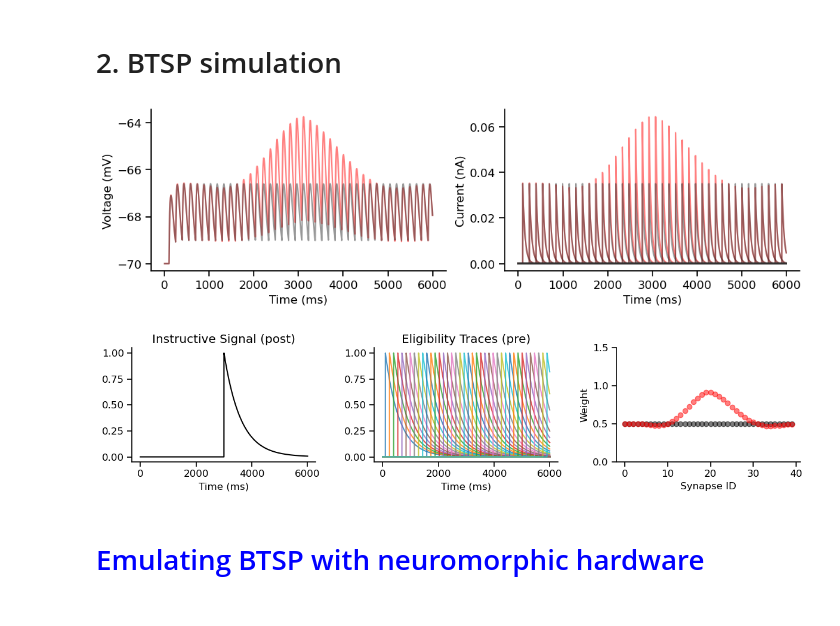
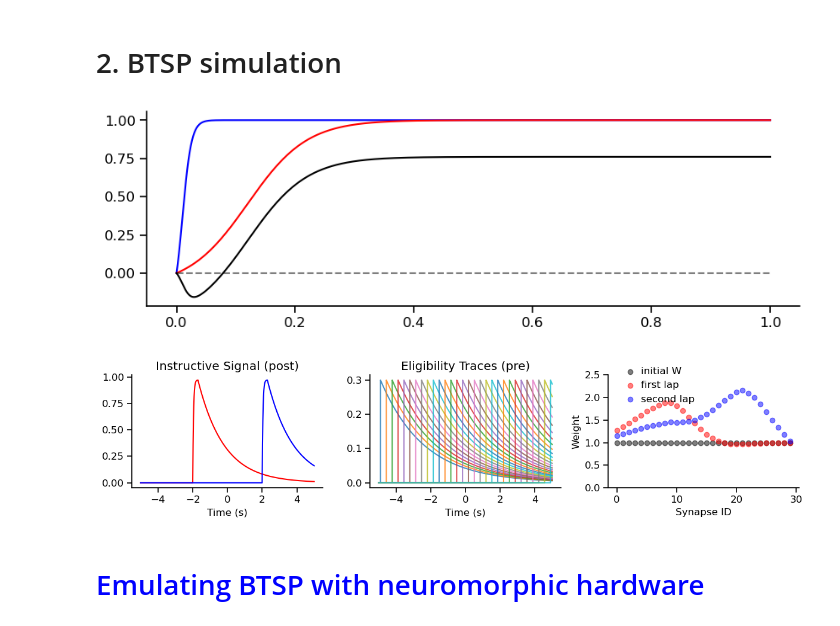
Before and after one commit to argalloni/Neuromorphic_simulations, a Jupyter notebook: Neuromorphic_BTSP.ipynb, the cells around one changed output. Saved outputs shown, nothing was run; the diff lists cells and outputs as text; code cells hidden in the pictures.

```diff
--- a/Neuromorphic_BTSP.ipynb
+++ b/Neuromorphic_BTSP.ipynb
@@ -78,5 +92,24 @@ plt.show()
 # %% [markdown]
 # 2. BTSP simulation
+# %%
+sig_dep_ratio = 0.12 *2
+sig_learning_rate = 1.7
+
+sig_dep_th = 0.01
+sig_dep_width = 0.015
+sig_pot_th = 0.12
+sig_pot_width = 0.1
+sig_dep = get_scaled_rectified_sigmoid(sig_dep_th, sig_dep_th + sig_dep_width)
+sig_pot = get_scaled_rectified_sigmoid(sig_pot_th, sig_pot_th + sig_pot_width)
+
+x = np.linspace(0,1,1000)
+plt.plot(x,sig_dep(x),c='b')
+plt.plot(x,sig_pot(x),c='r')
+plt.plot(x,sig_pot(x)-sig_dep(x)*sig_dep_ratio,c='k')
+plt.plot([0,1],[0,0],'k--',alpha=0.5)
+plt.show()
+# %% [output]
+[figure, added]
 # %%
 # Run simulation of place cell with uniform equal weights
 
@@ -174,53 +204,42 @@ simulation_results2 = run_simulation(num_synapses, new_weights)
 # %%
 # Plot simulation results
 
-fig,ax = plt.subplots(1,2,figsize=(12,3))
 line_color = [0.2,0.2,0.2]
 titles = {'V': 'Voltage (mV)', 'I': 'Current (nA)', 'el_traces':'Eligibility Traces (pre)',
          'IS': 'Instructive Signal (post)', 'W': 'Weight'}
 
-plot_nr = (0)
-ax[plot_nr].plot(time, simulation_results2['V'], c='r', alpha=0.5)
-ax[plot_nr].set_xlabel('Time (ms)')
-ax[plot_nr].set_ylabel(titles['V'])
-ax[plot_nr].plot(time, simulation_results['V'], color=line_color, alpha=0.5)
-ax[plot_nr].set_xlabel('Time (ms)')
-ax[plot_nr].set_ylabel(titles['V'])
-
-plot_nr = (1)
-ax[plot_nr].plot(time, simulation_results2['I'], c='r', alpha=0.5)
-ax[plot_nr].set_xlabel('Time (ms)')
-ax[plot_nr].set_ylabel(titles['I'])
-ax[plot_nr].plot(time, simulation_results['I'], color=line_color, alpha=0.5)
-ax[plot_nr].set_xlabel('Time (ms)')
-ax[plot_nr].set_ylabel(titles['I'])
-
+time = np.arange(-T/2, T/2, dt)/1000
 
 fig,ax = plt.subplots(1,3,figsize=(12,3))
-
 plot_nr = (0)
-ax[plot_nr].plot(time, simulation_results['IS'], c='k')
-ax[plot_nr].set_xlabel('Time (ms)')
+ax[plot_nr].plot(time, simulation_results['IS'], c='r')
+ax[plot_nr].plot(time, simulation_results2['IS'], c='b')
+ax[plot_nr].set_xlabel('Time (s)')
 ax[plot_nr].set_title(titles['IS'])
 
 plot_nr = (1)
 ax[plot_nr].plot(time, simulation_results['el_traces'], alpha=0.8)
-ax[plot_nr].set_xlabel('Time (ms)')
+ax[plot_nr].set_xlabel('Time (s)')
 ax[plot_nr].set_title(titles['el_traces'])
 
 plot_nr = (2)
-ax[plot_nr].scatter(np.arange(num_synapses), weights, c='k', alpha=0.5)
-ax[plot_nr].scatter(np.arange(num_synapses), new_weights, c='r', alpha=0.5)
+ax[plot_nr].scatter(np.arange(num_synapses), init_weights, c='k', alpha=0.5, label='initial W')
+ax[plot_nr].scatter(np.arange(num_synapses), simulation_results['W'][-1,:], c='r', alpha=0.5, label='first lap')
+ax[plot_nr].scatter(np.arange(num_synapses), simulation_results2['W'][-1,:], c='b', alpha=0.5, label='second lap')
+
+# ax[plot_nr].scatter(np.arange(num_synapses), simulation_results['W'][0], c='k', alpha=0.5, label='initial W')
+# ax[plot_nr].scatter(np.arange(num_synapses), simulation_results['W'][1], c='r', alpha=0.5, label='first lap')
+# ax[plot_nr].scatter(np.arange(num_synapses), simulation_results2['W'][1], c='b', alpha=0.5, label='second lap')
 ax[plot_nr].set_xlabel('Synapse ID')
 ax[plot_nr].set_ylabel(titles['W'])
-ax[plot_nr].set_ylim([0,1.5])
+ax[plot_nr].set_ylim([0,2.5])
+ax[plot_nr].legend(loc='upper right', bbox_to_anchor=(0.5, 1.15))
 
 plt.tight_layout()
 # plt.subplots_adjust(top=0.8)
 plt.show()
 # %% [output]
-[figure, old version]
+[figure, new version]
-[figure, removed]
 # %% [markdown]
 # <font color='blue'> Emulating BTSP with neuromorphic hardware </font>
 # %%
```
Also changed, not shown: parts of 12 cells of this notebook.
